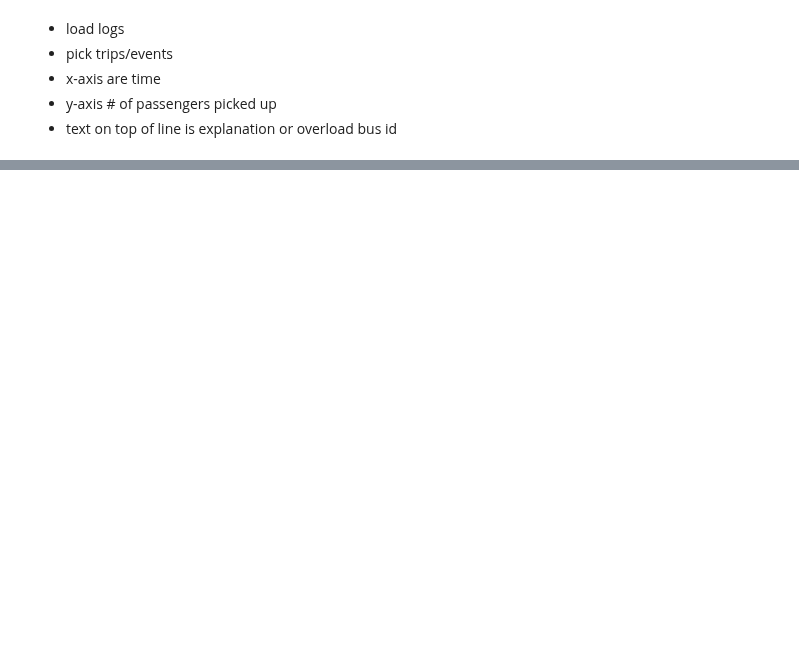
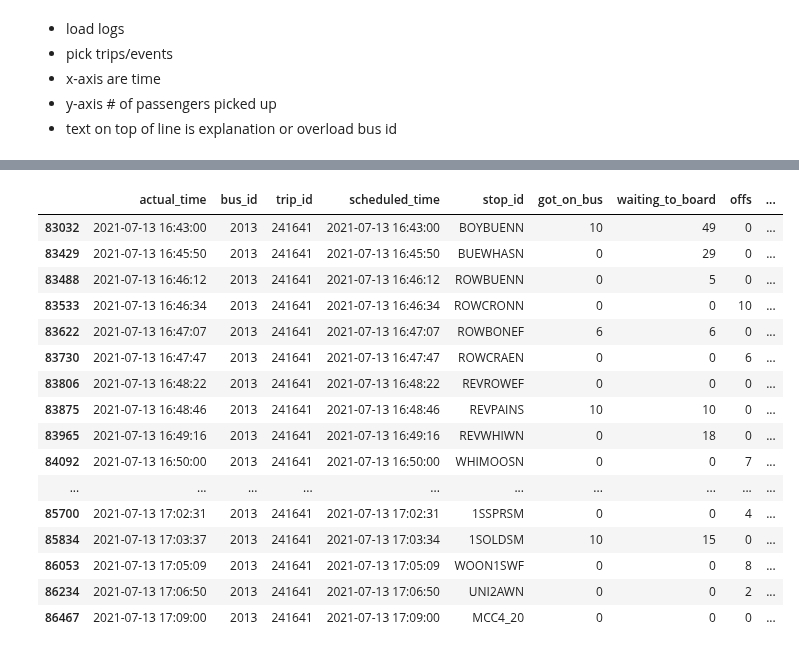
Before and after one commit to jptalusan/ICCPS_stationing, a Jupyter notebook: data_analysis/timeseries_analyzer.ipynb, the cells around one changed output, grey strips where cells are left out. Cells and saved outputs as stored; diff of their text form; code cells hidden in the pictures; blank space fills up the shorter version.

```diff
--- a/data_analysis/timeseries_analyzer.ipynb
+++ b/data_analysis/timeseries_analyzer.ipynb
@@ -14,10 +25,11 @@ import datetime as dt
 * text on top of line is explanation or overload bus id
 # %%
 # Load logs
-log_file = 'logs/no_inject_bl.log'
+log_file = 'logs/all_day_nobreak/no_inject_20210713_BL_nobreak.log'
+log_file = 'logs/all_day_nobreak/no_inject_20210713_ALL_IT200_nobreak.log'
 # log_file = 'logs/no_inject_mcts.log'
 # log_file = 'logs/no_inject_20210507_BL.log'
 # log_file = 'logs/no_inject_20210607_all_served_IT200.log'
 df = utils.get_bus_df(log_file)
-df.got_on_bus.sum(), df.left.sum()
+df.got_on_bus.sum(), df.remain.sum()
 # %% [output]
@@ -30,0 +39,15 @@ dispatch_df.head(1)
+# %%
+log_files = ['logs/all_day_nobreak/no_inject_20210713_BL_nobreak.log',
+             'logs/all_day_nobreak/no_inject_20210713_ALL_IT200_nobreak.log']
+df_arr = []
+dispatch_arr = []
+for log_file in log_files:
+    df = utils.get_bus_df(log_file)
+    dispatch_df = utils.get_dispatch_df(log_file)
+    df_arr.append(df)
+    dispatch_arr.append(dispatch_df)
+
+for trip_id in trip_ids:
+    for df in df_arr:
+        gob = df.query("trip_id == '245771'").sort_values('actual_time').got_on_bus.sum()
+        rem = df.query("trip_id == '245771'").sort_values('actual_time').remain.sum()
@@ -30,0 +87,20 @@ dispatch_df.head(1)
+# %%
+df_arr[0].query("trip_id == '241641'").sort_values('actual_time')
+# %% [output]
+|  | actual_time | bus_id | trip_id | scheduled_time | stop_id | got_on_bus | waiting_to_board | offs | ... |
+| 83032 | 2021-07-13 16:43:00 | 2013 | 241641 | 2021-07-13 16:43:00 | BOYBUENN | 10 | 49 | 0 | ... |
+| 83429 | 2021-07-13 16:45:50 | 2013 | 241641 | 2021-07-13 16:45:50 | BUEWHASN | 0 | 29 | 0 | ... |
+| 83488 | 2021-07-13 16:46:12 | 2013 | 241641 | 2021-07-13 16:46:12 | ROWBUENN | 0 | 5 | 0 | ... |
+| 83533 | 2021-07-13 16:46:34 | 2013 | 241641 | 2021-07-13 16:46:34 | ROWCRONN | 0 | 0 | 10 | ... |
+| 83622 | 2021-07-13 16:47:07 | 2013 | 241641 | 2021-07-13 16:47:07 | ROWBONEF | 6 | 6 | 0 | ... |
+| 83730 | 2021-07-13 16:47:47 | 2013 | 241641 | 2021-07-13 16:47:47 | ROWCRAEN | 0 | 0 | 6 | ... |
+| 83806 | 2021-07-13 16:48:22 | 2013 | 241641 | 2021-07-13 16:48:22 | REVROWEF | 0 | 0 | 0 | ... |
+| 83875 | 2021-07-13 16:48:46 | 2013 | 241641 | 2021-07-13 16:48:46 | REVPAINS | 10 | 10 | 0 | ... |
+| 83965 | 2021-07-13 16:49:16 | 2013 | 241641 | 2021-07-13 16:49:16 | REVWHIWN | 0 | 18 | 0 | ... |
+| 84092 | 2021-07-13 16:50:00 | 2013 | 241641 | 2021-07-13 16:50:00 | WHIMOOSN | 0 | 0 | 7 | ... |
+| ... | ... | ... | ... | ... | ... | ... | ... | ... | ... |
+| 85700 | 2021-07-13 17:02:31 | 2013 | 241641 | 2021-07-13 17:02:31 | 1SSPRSM | 0 | 0 | 4 | ... |
+| 85834 | 2021-07-13 17:03:37 | 2013 | 241641 | 2021-07-13 17:03:34 | 1SOLDSM | 10 | 15 | 0 | ... |
+| 86053 | 2021-07-13 17:05:09 | 2013 | 241641 | 2021-07-13 17:05:09 | WOON1SWF | 0 | 0 | 8 | ... |
+| 86234 | 2021-07-13 17:06:50 | 2013 | 241641 | 2021-07-13 17:06:50 | UNI2AWN | 0 | 0 | 2 | ... |
+| 86467 | 2021-07-13 17:09:00 | 2013 | 241641 | 2021-07-13 17:09:00 | MCC4_20 | 0 | 0 | 0 | ... |
```
Also changed, not shown: parts of 29 cells of this notebook, 10 other files.
